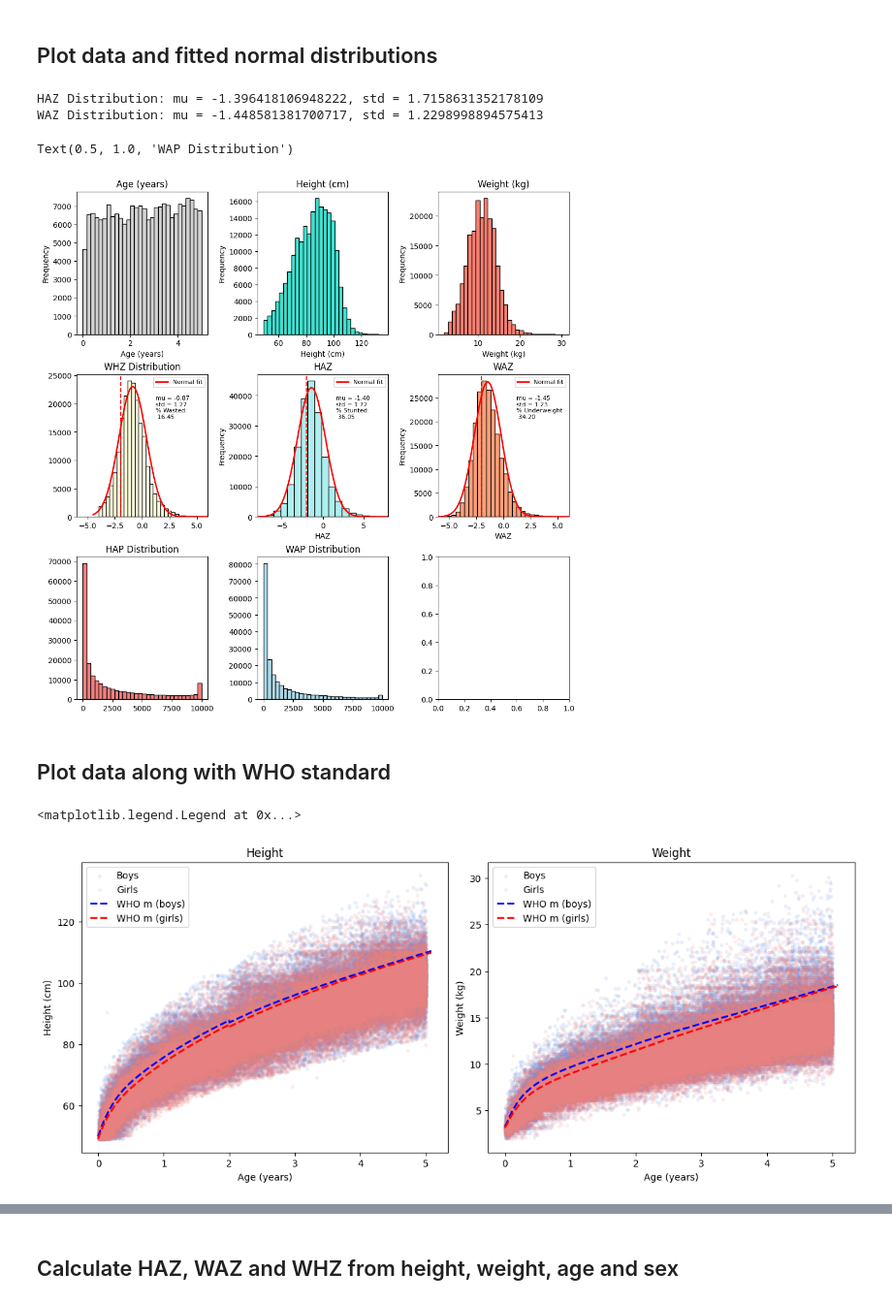
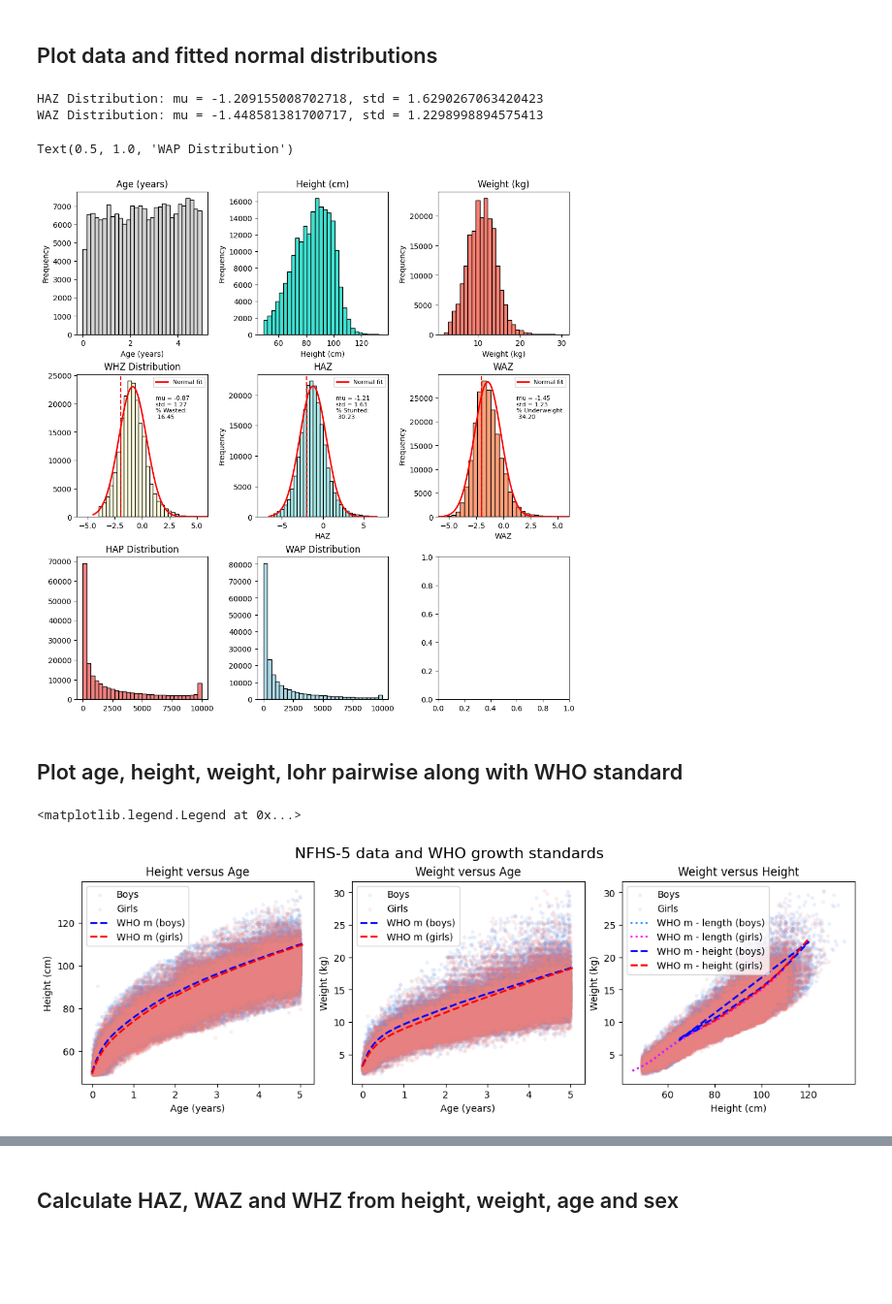
Before and after one commit to vaishnav-sudhanva/discsim, a Jupyter notebook: api/utils/Pre Survey Nested Simulation/ECD_data_analysis.ipynb, the cells around one changed output, grey strips where cells are left out. Shown at 97% size. Saved outputs shown, nothing was run; the diff lists cells and outputs as text; code cells hidden in the pictures; blank space fills up the shorter version.

```diff
--- a/api/utils/Pre Survey Nested Simulation/ECD_data_analysis.ipynb
+++ b/api/utils/Pre Survey Nested Simulation/ECD_data_analysis.ipynb
@@ -194,12 +191,14 @@ ax[0, 0].set_ylabel('Frequency')
 
 # Height distribution
 ax[0, 1].hist(height.dropna(), bins=30, color='turquoise', edgecolor='black')
+ax[0, 1].set_xlim([40, 140])
 ax[0, 1].set_title('Height (cm)')
 ax[0, 1].set_xlabel('Height (cm)')
 ax[0, 1].set_ylabel('Frequency')
 
 # Weight distribution
 ax[0, 2].hist(weight.dropna(), bins=30, color='salmon', edgecolor='black')
+ax[0, 2].set_xlim([0, 30])
 ax[0, 2].set_title('Weight (kg)')
 ax[0, 2].set_xlabel('Weight (kg)')
 ax[0, 2].set_ylabel('Frequency')
@@ -281,14 +280,15 @@ ax[2, 0].set_title('HAP Distribution')
 ax[2, 1].hist(wap.dropna(), bins=30, color='lightblue', edgecolor='black')
 ax[2, 1].set_title('WAP Distribution')
 # %% [output]
-HAZ Distribution: mu = -1.396418106948222, std = 1.7158631352178109
+HAZ Distribution: mu = -1.209155008702718, std = 1.6290267063420423
 WAZ Distribution: mu = -1.448581381700717, std = 1.2298998894575413
 Text(0.5, 1.0, 'WAP Distribution')
-[figure, old version]
+[figure, new version]
 # %% [markdown]
-## Plot data along with WHO standard
+## Plot age, height, weight, lohr pairwise along with WHO standard
 # %%
-fig, ax = plt.subplots(1, 2, figsize=(12, 5), constrained_layout = True)
+fig, ax = plt.subplots(1, 3, figsize=(12, 4), constrained_layout = True)
+fig.suptitle('NFHS-5 data and WHO growth standards', fontsize=16)
 
 # Height
 boys = sex[sex == 1]
@@ -298,33 +298,53 @@ ax[0].scatter(age[girls.index]/365, height[girls.index], color = 'lightcoral', m
 
 # Plot m from WHO haz parameters as a function of _agedays from WHO growth standards
 n_rows = len(haz_params['_agedays'])
 ax[0].plot(haz_params['_agedays'][:int(n_rows/2)]/365, haz_params['m'][:int(n_rows/2)], color='b', linewidth=2, linestyle='--',
          label = 'WHO m (boys)')
 ax[0].plot(haz_params['_agedays'][int(n_rows/2):] /365, haz_params['m'][int(n_rows/2):], color='r', linewidth=2, linestyle='--',
          label = 'WHO m (girls)')
 
 ax[0].set_xlabel('Age (years)')
 ax[0].set_ylabel('Height (cm)')
-ax[0].set_title('Height')
+ax[0].set_title('Height versus Age')
 
 ax[0].legend()
 
 # Weight
 ax[1].scatter(age[boys.index]/365, weight[boys.index], color = 'cornflowerblue', marker = '.', alpha = 0.1, label = 'Boys')
 ax[1].scatter(age[girls.index]/365, weight[girls.index], color = 'lightcoral', marker = '.', alpha = 0.1, label = 'Girls')
 
 # Plot m from WHO waz parameters as a function of _agedays from WHO growth standards
 n_rows = len(waz_params['_agedays'])
 ax[1].plot(waz_params['_agedays'][:int(n_rows/2)]/365, waz_params['m'][:int(n_rows/2)], color='b', linewidth=2, linestyle='--',
          label = 'WHO m (boys)')
 ax[1].plot(waz_params['_agedays'][int(n_rows/2):] /365, waz_params['m'][int(n_rows/2):], color='r', linewidth=2, linestyle='--',
          label = 'WHO m (girls)')
 
 ax[1].set_xlabel('Age (years)')
 ax[1].set_ylabel('Weight (kg)')
-ax[1].set_title('Weight')
+ax[1].set_title('Weight versus Age')
 
 ax[1].legend()
+
+# Weight versus Height
+ax[2].scatter(height[boys.index], weight[boys.index], color = 'cornflowerblue', marker = '.', alpha = 0.1, label = 'Boys')
+ax[2].scatter(height[girls.index], weight[girls.index], color = 'lightcoral', marker = '.', alpha = 0.1, label = 'Girls')
+
+# Plot m from WHO whz parameters as a function of height from WHO growth standards
+n_rows = len(whz_params_lying['__000002'])
+ax[2].plot(whz_params_lying['__000002'][:int(n_rows/2)], whz_params_lying['m'][:int(n_rows/2)], color='dodgerblue', linewidth=2, linestyle=':',
+         label = 'WHO m - length (boys)')
+ax[2].plot(whz_params_lying['__000002'][int(n_rows/2):], whz_params_lying['m'][int(n_rows/2):], color='magenta', linewidth=2, linestyle=':',
+         label = 'WHO m - length (girls)')
+ax[2].plot(whz_params_standing['__000003'][:int(n_rows/2)], whz_params_standing['m'][:int(n_rows/2)], color='b', linewidth=2, linestyle='--',
+         label = 'WHO m - height (boys)')
+ax[2].plot(whz_params_standing['__000003'][int(n_rows/2):], whz_params_standing['m'][int(n_rows/2):], color='r', linewidth=2, linestyle='--',
+         label = 'WHO m - height (girls)')
+
+ax[2].set_xlabel('Height (cm)')
+ax[2].set_ylabel('Weight (kg)')
+ax[2].set_title('Weight versus Height')
+ax[2].legend()
 # %% [output]
 <matplotlib.legend.Legend at 0x...>
-[figure, old version]
+[figure, new version]
```
Also changed, not shown: parts of 9 cells of this notebook, 1 other file.
